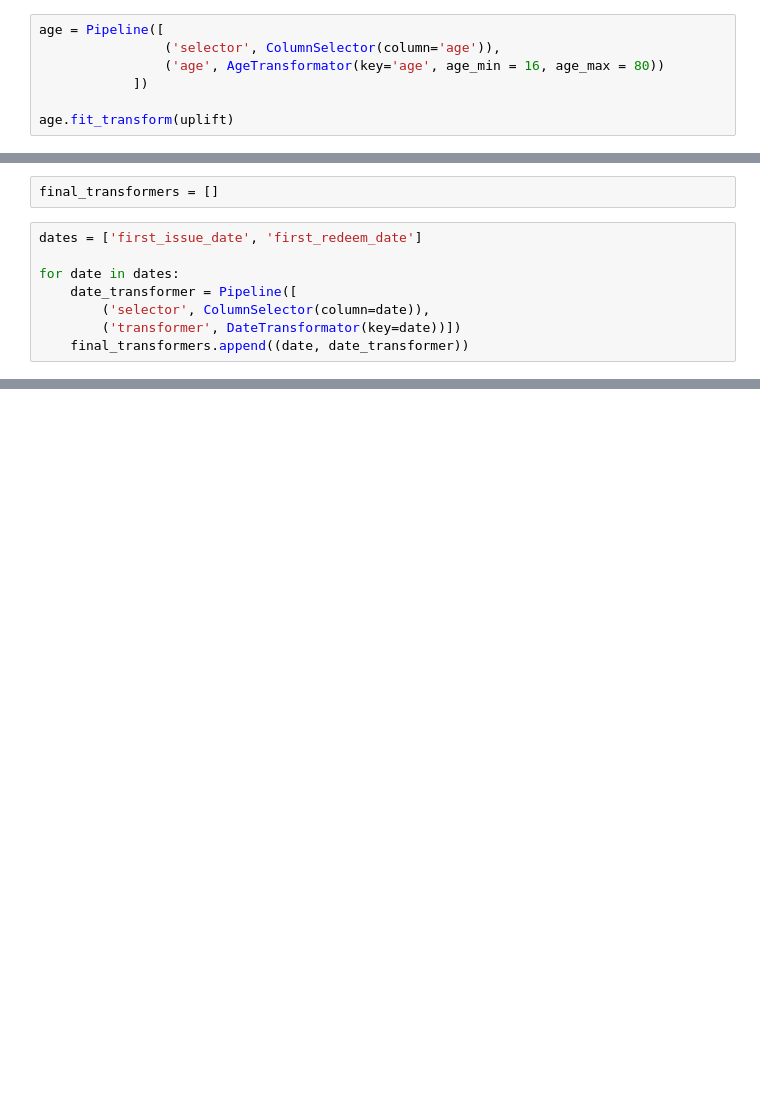
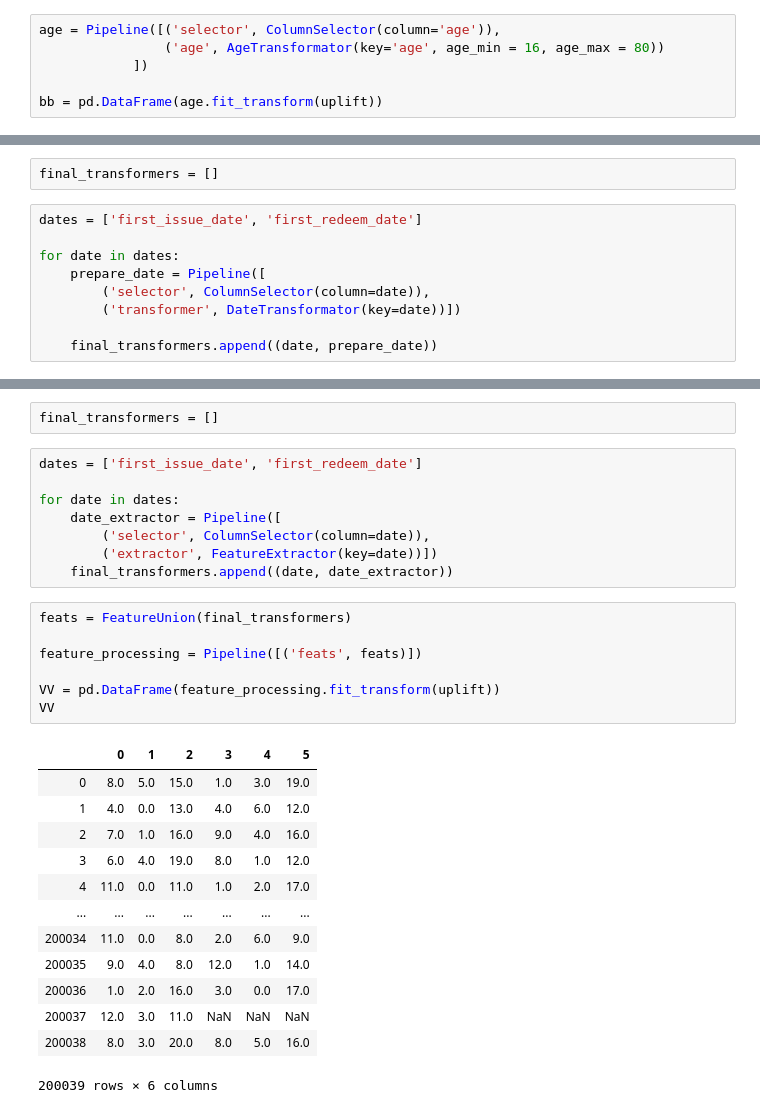
Before and after one commit to doksketch/call-you-maybe, a Jupyter notebook: sandbox/01_feature engineering.ipynb, the cells around one changed output, grey strips where cells are left out. Saved outputs shown, nothing was run; the diff lists cells and outputs as text; blank space fills up the shorter version.

```diff
--- a/sandbox/01_feature engineering.ipynb
+++ b/sandbox/01_feature engineering.ipynb
@@ -388,7 +395,6 @@ uplift.head()
 # %%
-age = Pipeline([
-                ('selector', ColumnSelector(column='age')),
+age = Pipeline([('selector', ColumnSelector(column='age')),
                 ('age', AgeTransformator(key='age', age_min = 16, age_max = 80))
             ])
 
-age.fit_transform(uplift)
+bb = pd.DataFrame(age.fit_transform(uplift))
@@ -400,10 +419,11 @@ final_transformers = []
 dates = ['first_issue_date', 'first_redeem_date']
 
 for date in dates:
-    date_transformer = Pipeline([
+    prepare_date = Pipeline([
         ('selector', ColumnSelector(column=date)),
         ('transformer', DateTransformator(key=date))])
-    final_transformers.append((date, date_transformer))
+
+    final_transformers.append((date, prepare_date))
 # %%
 feats = FeatureUnion(final_transformers)
 
@@ -415,0 +448,31 @@ KeyError: 'first_issue_date'
+# %%
+final_transformers = []
+# %%
+dates = ['first_issue_date', 'first_redeem_date']
+
+for date in dates:
+    date_extractor = Pipeline([
+        ('selector', ColumnSelector(column=date)),
+        ('extractor', FeatureExtractor(key=date))])
+    final_transformers.append((date, date_extractor))
+# %%
+feats = FeatureUnion(final_transformers)
+
+feature_processing = Pipeline([('feats', feats)])
+
+VV = pd.DataFrame(feature_processing.fit_transform(uplift))
+VV
+# %% [output]
+|  | 0 | 1 | 2 | 3 | 4 | 5 |
+| 0 | 8.0 | 5.0 | 15.0 | 1.0 | 3.0 | 19.0 |
+| 1 | 4.0 | 0.0 | 13.0 | 4.0 | 6.0 | 12.0 |
+| 2 | 7.0 | 1.0 | 16.0 | 9.0 | 4.0 | 16.0 |
+| 3 | 6.0 | 4.0 | 19.0 | 8.0 | 1.0 | 12.0 |
+| 4 | 11.0 | 0.0 | 11.0 | 1.0 | 2.0 | 17.0 |
+| ... | ... | ... | ... | ... | ... | ... |
+| 200034 | 11.0 | 0.0 | 8.0 | 2.0 | 6.0 | 9.0 |
+| 200035 | 9.0 | 4.0 | 8.0 | 12.0 | 1.0 | 14.0 |
+| 200036 | 1.0 | 2.0 | 16.0 | 3.0 | 0.0 | 17.0 |
+| 200037 | 12.0 | 3.0 | 11.0 | NaN | NaN | NaN |
+| 200038 | 8.0 | 3.0 | 20.0 | 8.0 | 5.0 | 16.0 |
+200039 rows × 6 columns
```
Also changed, not shown: parts of 14 cells of this notebook.
